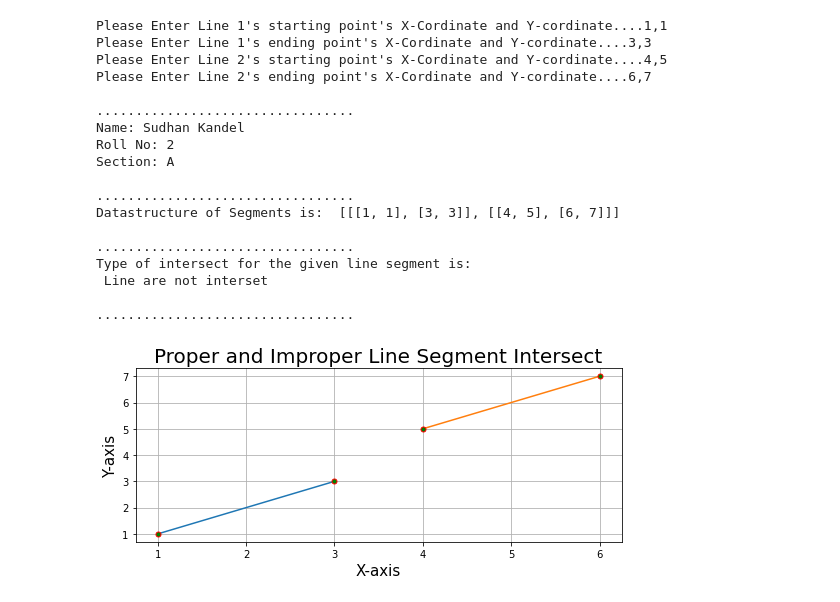
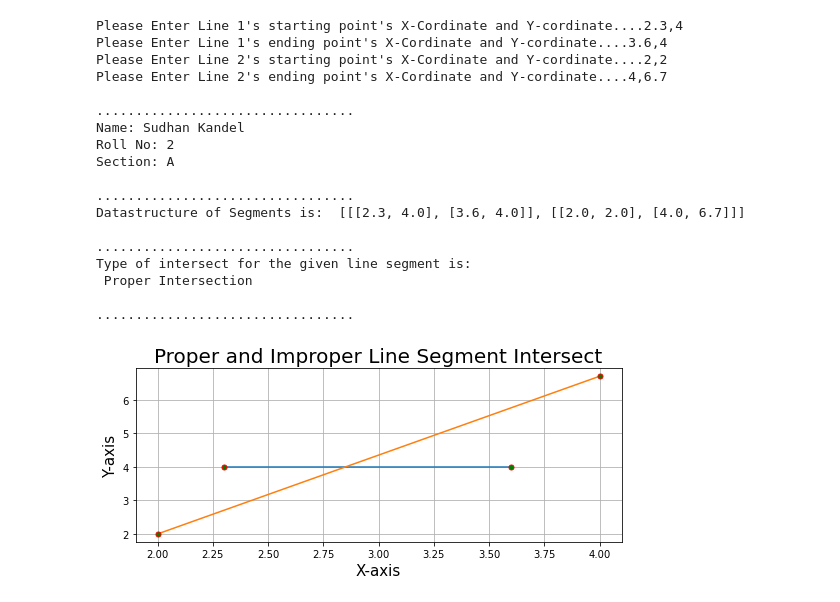
Before and after one commit to sudhankandel/CG-lab, a Jupyter notebook: Lab 3.ipynb, the cells around one changed output. Drawn from its saved outputs; the diff is of its cells as text; code cells hidden in the pictures.

```diff
--- a/Lab 3.ipynb
+++ b/Lab 3.ipynb
@@ -6,8 +6,8 @@ class LineIntersect:
         for i,j in enumerate(['Line 1','Line 2']):
             for k in ['starting','ending']:
                 x,y=input("Please Enter "+j+"'s "+k+" point's X-Cordinate and Y-cordinate....").split(',')
-                x=int(x)
-                y=int(y)
+                x=float(x)
+                y=float(y)
                 if len(self.points)==i:
                     self.points.append([[x,y]])
                 else:
@@ -58,37 +58,37 @@ class LineIntersect:
         self.visualization()
 
     def visualization(self):
         plt.rcParams["figure.figsize"] = [7.50, 3.50]
         plt.rcParams["figure.autolayout"] = True
         l1=self.points[0]
         l2=self.points[1]
         plt.grid()
         plt.plot([l1[0][0],l1[1][0]],[l1[0][1],l1[1][1]], linestyle="-", marker="o", markersize=5, markeredgecolor="red", markerfacecolor="green")
         plt.plot([l2[0][0],l2[1][0]],[l2[0][1],l2[1][1]], linestyle="-", marker="o", markersize=5, markeredgecolor="red", markerfacecolor="green")
         plt.title("Proper and Improper Line Segment Intersect",fontdict={'fontsize':20})
         plt.xlabel("X-axis",fontdict={'fontsize':15})
         plt.ylabel("Y-axis",fontdict={'fontsize':15})
         plt.savefig('line.png')
         plt.show()
 intersect=LineIntersect()
 intersect.displayinfo()
 # %% [output]
-Please Enter Line 1's starting point's X-Cordinate and Y-cordinate....1,1
-Please Enter Line 1's ending point's X-Cordinate and Y-cordinate....3,3
-Please Enter Line 2's starting point's X-Cordinate and Y-cordinate....4,5
-Please Enter Line 2's ending point's X-Cordinate and Y-cordinate....6,7
+Please Enter Line 1's starting point's X-Cordinate and Y-cordinate....2.3,4
+Please Enter Line 1's ending point's X-Cordinate and Y-cordinate....3.6,4
+Please Enter Line 2's starting point's X-Cordinate and Y-cordinate....2,2
+Please Enter Line 2's ending point's X-Cordinate and Y-cordinate....4,6.7
 
 .................................
 Name: Sudhan Kandel
 Roll No: 2
 Section: A
 
 .................................
-Datastructure of Segments is:  [[[1, 1], [3, 3]], [[4, 5], [6, 7]]]
+Datastructure of Segments is:  [[[2.3, 4.0], [3.6, 4.0]], [[2.0, 2.0], [4.0, 6.7]]]
 
 .................................
 Type of intersect for the given line segment is:
- Line are not interset
+ Proper Intersection
 
 .................................
-[figure, old version]
+[figure, new version]
```
Also changed, not shown: 4 other files.
